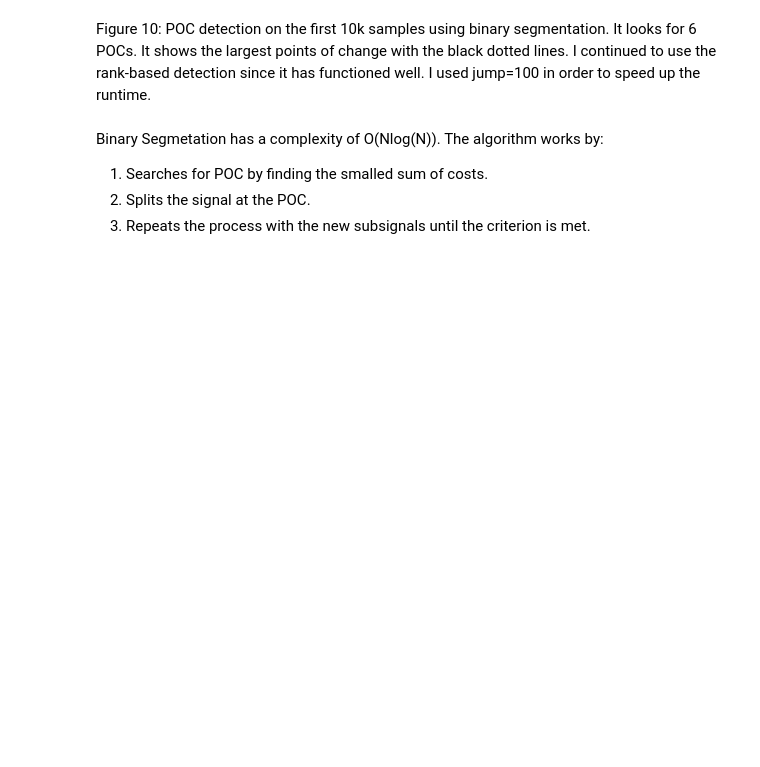
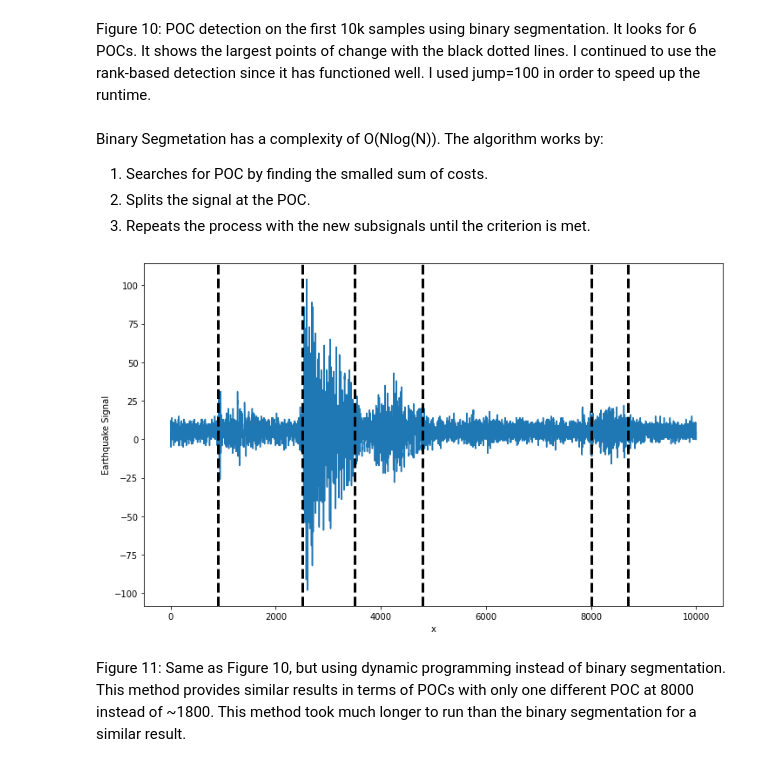
Before and after one commit to justlab11/MLTSA22_JLabombard, a Jupyter notebook: HW6/HW6_JLabombard.ipynb, the cells around one changed output. Saved outputs shown, nothing was run; the diff lists cells and outputs as text; code cells hidden in the pictures; blank space fills up the shorter version.

```diff
--- a/HW6/HW6_JLabombard.ipynb
+++ b/HW6/HW6_JLabombard.ipynb
@@ -303,3 +300,16 @@ Binary Segmetation has a complexity of O(Nlog(N)). The algorithm works by:
   1. Searches for POC by finding the smalled sum of costs.
   2. Splits the signal at the POC.
   3. Repeats the process with the new subsignals until the criterion is met.
+# %%
+# detection
+algo = rpt.Dynp(model="rbf", jump=100).fit(eq1_10k)
+result = algo.predict(n_bkps=6)
+
+rpt.display(eq1_10k, [], result, figsize=(10, 6))
+pl.xlabel("x")
+pl.ylabel("Earthquake Signal")
+pl.show()
+# %% [output]
+[figure, added]
+# %% [markdown]
+Figure 11: Same as Figure 10, but using dynamic programming instead of binary segmentation. This method provides similar results in terms of POCs with only one different POC at 8000 instead of ~1800. This method took much longer to run than the binary segmentation for a similar result.
```
Also changed, not shown: parts of 4 cells of this notebook.
